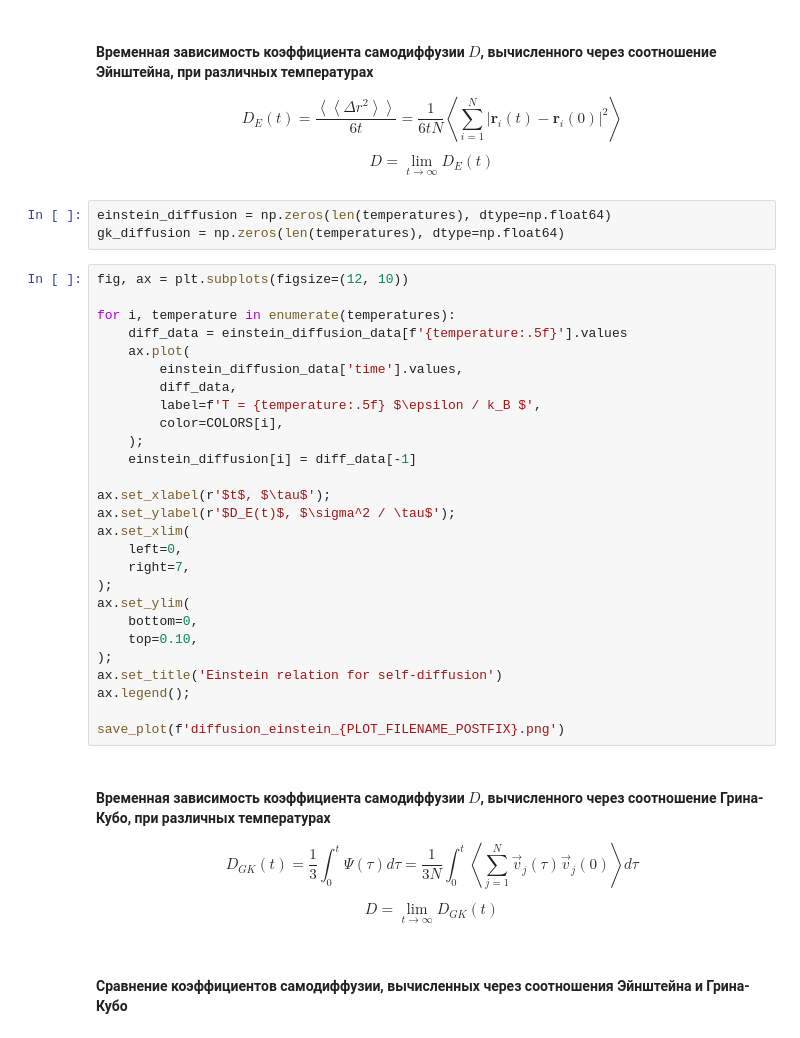
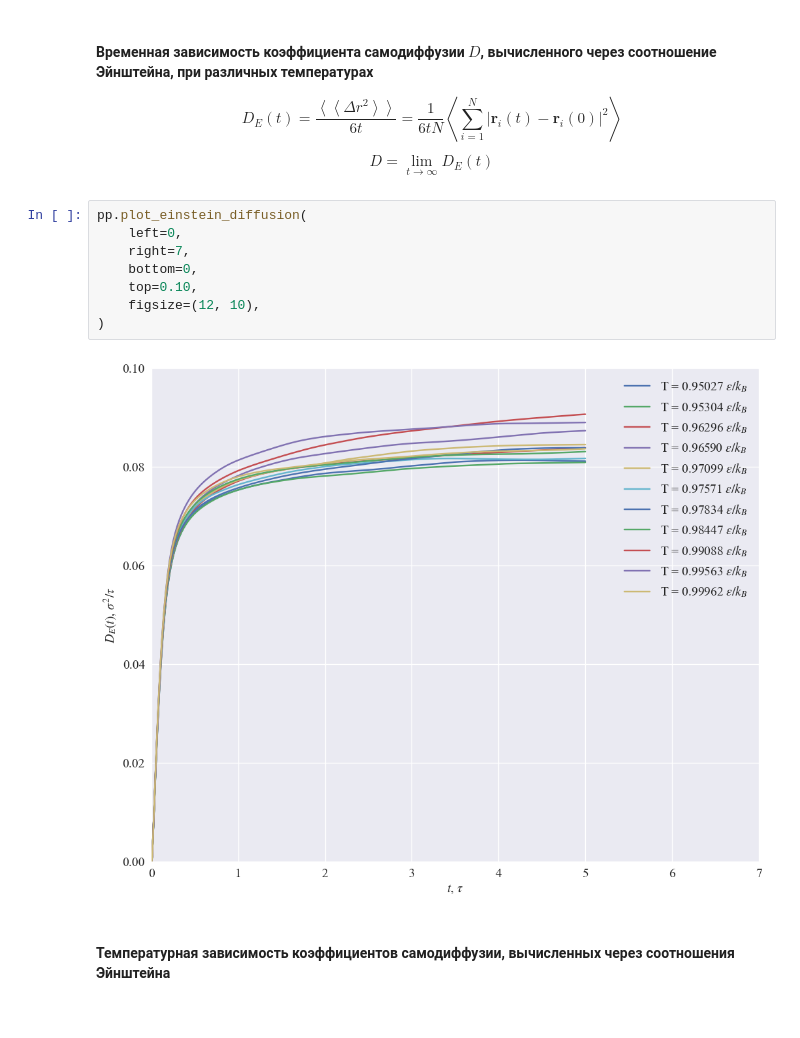
Before and after one commit to AlbertFarkhutdinov/molecular_dynamics, a Jupyter notebook: notebooks/2021-05-11_slow_cooling.ipynb, the cells around one changed output. Saved outputs shown, nothing was run; the diff lists cells and outputs as text.

```diff
--- a/notebooks/2021-05-11_slow_cooling.ipynb
+++ b/notebooks/2021-05-11_slow_cooling.ipynb
@@ -398,41 +378,15 @@ save_plot(f'vaf_{PLOT_FILENAME_POSTFIX}.png')
 $$D_E(t)=\dfrac{\left<\left<\Delta r^2\right>\right>}{6t}=\dfrac{1}{6tN}\left<\sum_{i=1}^{N}\left|\textbf{r}_i(t)-\textbf{r}_i(0)\right|^2\right>$$
 
 $$D=\lim_{t\rightarrow\infty}{D_E(t)}$$
-# %%
-einstein_diffusion = np.zeros(len(temperatures), dtype=np.float64)
-gk_diffusion = np.zeros(len(temperatures), dtype=np.float64)
-# %%
-fig, ax = plt.subplots(figsize=(12, 10))
-
-for i, temperature in enumerate(temperatures):
-    diff_data = einstein_diffusion_data[f'{temperature:.5f}'].values
-    ax.plot(
-        einstein_diffusion_data['time'].values,
-        diff_data,
-        label=f'T = {temperature:.5f} $\epsilon / k_B $',
-        color=COLORS[i],
-    );
-    einstein_diffusion[i] = diff_data[-1]
-
-ax.set_xlabel(r'$t$, $\tau$');
-ax.set_ylabel(r'$D_E(t)$, $\sigma^2 / \tau$');
-ax.set_xlim(
-    left=0,
-    right=7,
-);
-ax.set_ylim(
-    bottom=0,
-    top=0.10,
-);
-ax.set_title('Einstein relation for self-diffusion')
-ax.legend();
-
-save_plot(f'diffusion_einstein_{PLOT_FILENAME_POSTFIX}.png')
-# %% [markdown]
-#### Временная зависимость коэффициента самодиффузии $D$, вычисленного через соотношение Грина-Кубо, при различных температурах
-
-$$D_{GK}(t)=\dfrac{1}{3}\int_{0}^{t}{\Psi(\tau)d\tau}=\dfrac{1}{3N}\int_{0}^{t}{\left<\sum_{j=1}^N{\vec{v}_j(\tau)\vec{v}_j(0)}\right>d\tau}$$
-
-$$D=\lim_{t\rightarrow\infty}{D_{GK}(t)}$$
+# %%
+pp.plot_einstein_diffusion(
+    left=0,
+    right=7,
+    bottom=0,
+    top=0.10,
+    figsize=(12, 10),
+)
+# %% [output]
+[figure, added]
 # %% [markdown]
-#### Сравнение коэффициентов самодиффузии, вычисленных через соотношения Эйнштейна и Грина-Кубо
+#### Температурная зависимость коэффициентов самодиффузии, вычисленных через соотношения Эйнштейна
```
Also changed, not shown: parts of 17 cells of this notebook, 13 other files.
